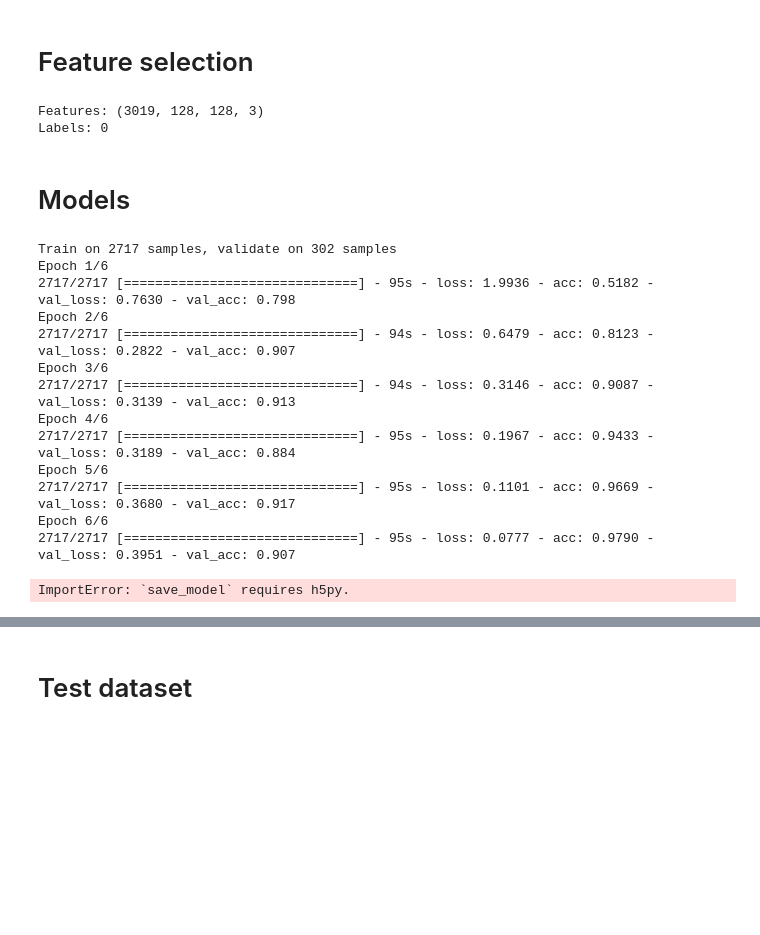
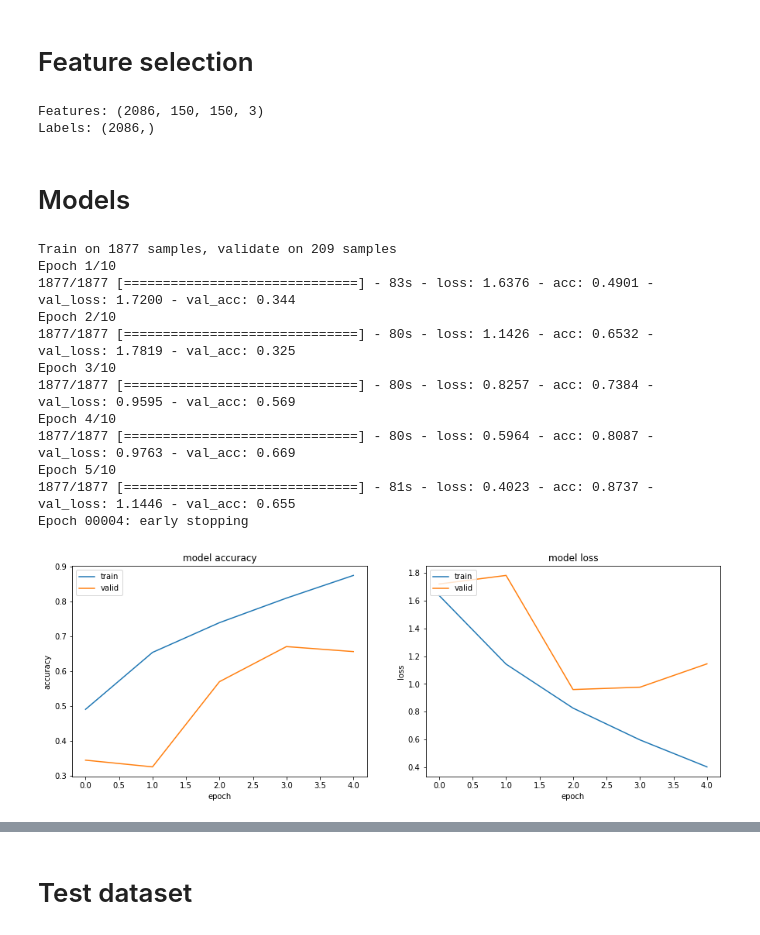
Before and after one commit to icostan/kaggle, a Jupyter notebook: natureconservacyfisheriesmonitoring/fisheries.ipynb, the cells around one changed output, grey strips where cells are left out. Saved outputs shown, nothing was run; the diff lists cells and outputs as text; code cells hidden in the pictures; blank space fills up the shorter version.

Commit message:
Fisheries: model update, submission files

```diff
--- a/natureconservacyfisheriesmonitoring/fisheries.ipynb
+++ b/natureconservacyfisheriesmonitoring/fisheries.ipynb
@@ -16,7 +21,7 @@ print()
 # %%
 %matplotlib inline
 
-SIZE = 128
+SIZE = 150
 CATS = ['ALB', 'BET', 'DOL', 'LAG', 'NoF', 'OTHER', 'SHARK', 'YFT']
 NUM_LABELS = len(CATS)
 # %% [markdown]
@@ -46,10 +51,10 @@ Y size: 23.5859375
 # Feature selection
 # %%
 log('Features', X.shape)
-log('Labels', Y[0])
+log('Labels', Y.shape)
 # %% [output]
-Features: (3019, 128, 128, 3)
-Labels: 0
+Features: (2086, 150, 150, 3)
+Labels: (2086,)
 # %% [markdown]
 # Models
 # %%
@@ -146,45 +151,66 @@ log('Predicted:', TYPES[preds.argmax()])
 # %%
 import keras
 from keras.preprocessing.image import ImageDataGenerator
 from keras.models import Sequential
 from keras.layers import Dense, Dropout, Activation, Flatten
 from keras.layers import Conv2D, MaxPooling2D
+from keras.callbacks import EarlyStopping, History
 
 model = Sequential()
 
-model.add(Conv2D(10, (5, 5), input_shape=X[0].shape))
+model.add(Conv2D(10, (5, 5), input_shape=X[0].shape)) # 0
 model.add(Activation('relu'))
 model.add(Conv2D(10, (5, 5)))
 model.add(Activation('relu'))
 model.add(MaxPooling2D(pool_size=(2, 2)))
 model.add(Dropout(0.25))
 
-model.add(Flatten())
+model.add(Conv2D(20, (5, 5))) # 6
+model.add(Activation('relu'))
+model.add(Conv2D(20, (5, 5)))
+model.add(Activation('relu'))
+model.add(MaxPooling2D(pool_size=(2, 2)))
+model.add(Dropout(0.25))
+
+model.add(Flatten()) # 12
 model.add(Dense(256))
 model.add(Activation('relu'))
 model.add(Dropout(0.5))
-model.add(Dense(NUM_LABELS, activation='softmax'))
+model.add(Dense(NUM_LABELS, activation='softmax')) # 16
 
 model.compile(optimizer='rmsprop',
               loss='categorical_crossentropy',
               metrics=['accuracy'])
+YH = keras.utils.to_categorical(Y, num_classes=NUM_LABELS)
+callbacks = [EarlyStopping(monitor='val_loss', patience=1, verbose=1)]
+history = model.fit(X, YH, validation_split=0.1, epochs=10, callbacks=callbacks)
+model.save('fisheries.h5')
 
-YH = keras.utils.to_categorical(Y, num_classes=NUM_LABELS)
-history = model.fit(X, YH, validation_split=0.1, epochs=6)
-model.save('fisheries.h5')
+# summarize history for accuracy
+plt.figure(figsize=(15, 5))
+plt.subplot(1, 2, 1)
+plt.plot(history.history['acc']); plt.plot(history.history['val_acc']);
+plt.title('model accuracy'); plt.ylabel('accuracy');
+plt.xlabel('epoch'); plt.legend(['train', 'valid'], loc='upper left');
+
+# summarize history for loss
+plt.subplot(1, 2, 2)
+plt.plot(history.history['loss']); plt.plot(history.history['val_loss']);
+plt.title('model loss'); plt.ylabel('loss');
+plt.xlabel('epoch'); plt.legend(['train', 'valid'], loc='upper left');
+plt.show()
 # %% [output]
-Train on 2717 samples, validate on 302 samples
-Epoch 1/6
-2717/2717 [==============================] - 95s - loss: 1.9936 - acc: 0.5182 - val_loss: 0.7630 - val_acc: 0.798
-Epoch 2/6
-2717/2717 [==============================] - 94s - loss: 0.6479 - acc: 0.8123 - val_loss: 0.2822 - val_acc: 0.907
-Epoch 3/6
-2717/2717 [==============================] - 94s - loss: 0.3146 - acc: 0.9087 - val_loss: 0.3139 - val_acc: 0.913
-Epoch 4/6
-2717/2717 [==============================] - 95s - loss: 0.1967 - acc: 0.9433 - val_loss: 0.3189 - val_acc: 0.884
-Epoch 5/6
-2717/2717 [==============================] - 95s - loss: 0.1101 - acc: 0.9669 - val_loss: 0.3680 - val_acc: 0.917
-Epoch 6/6
-2717/2717 [==============================] - 95s - loss: 0.0777 - acc: 0.9790 - val_loss: 0.3951 - val_acc: 0.907
+Train on 1877 samples, validate on 209 samples
+Epoch 1/10
+1877/1877 [==============================] - 83s - loss: 1.6376 - acc: 0.4901 - val_loss: 1.7200 - val_acc: 0.344
+Epoch 2/10
+1877/1877 [==============================] - 80s - loss: 1.1426 - acc: 0.6532 - val_loss: 1.7819 - val_acc: 0.325
+Epoch 3/10
+1877/1877 [==============================] - 80s - loss: 0.8257 - acc: 0.7384 - val_loss: 0.9595 - val_acc: 0.569
+Epoch 4/10
+1877/1877 [==============================] - 80s - loss: 0.5964 - acc: 0.8087 - val_loss: 0.9763 - val_acc: 0.669
+Epoch 5/10
+1877/1877 [==============================] - 81s - loss: 0.4023 - acc: 0.8737 - val_loss: 1.1446 - val_acc: 0.655
+Epoch 00004: early stopping
-ImportError: `save_model` requires h5py.
+[figure, added]
 # %%
```
Also changed, not shown: parts of 14 cells of this notebook, 7 other files.
